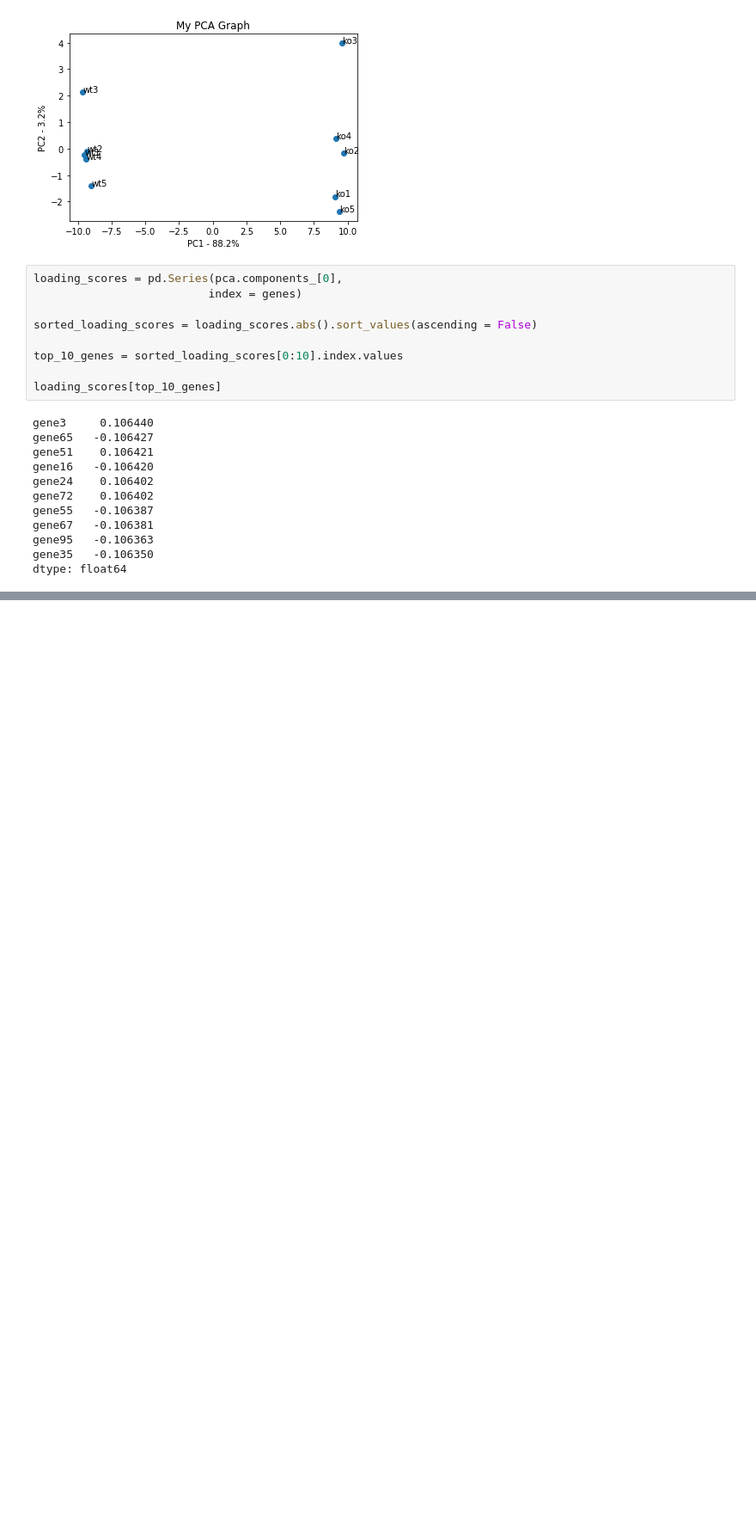
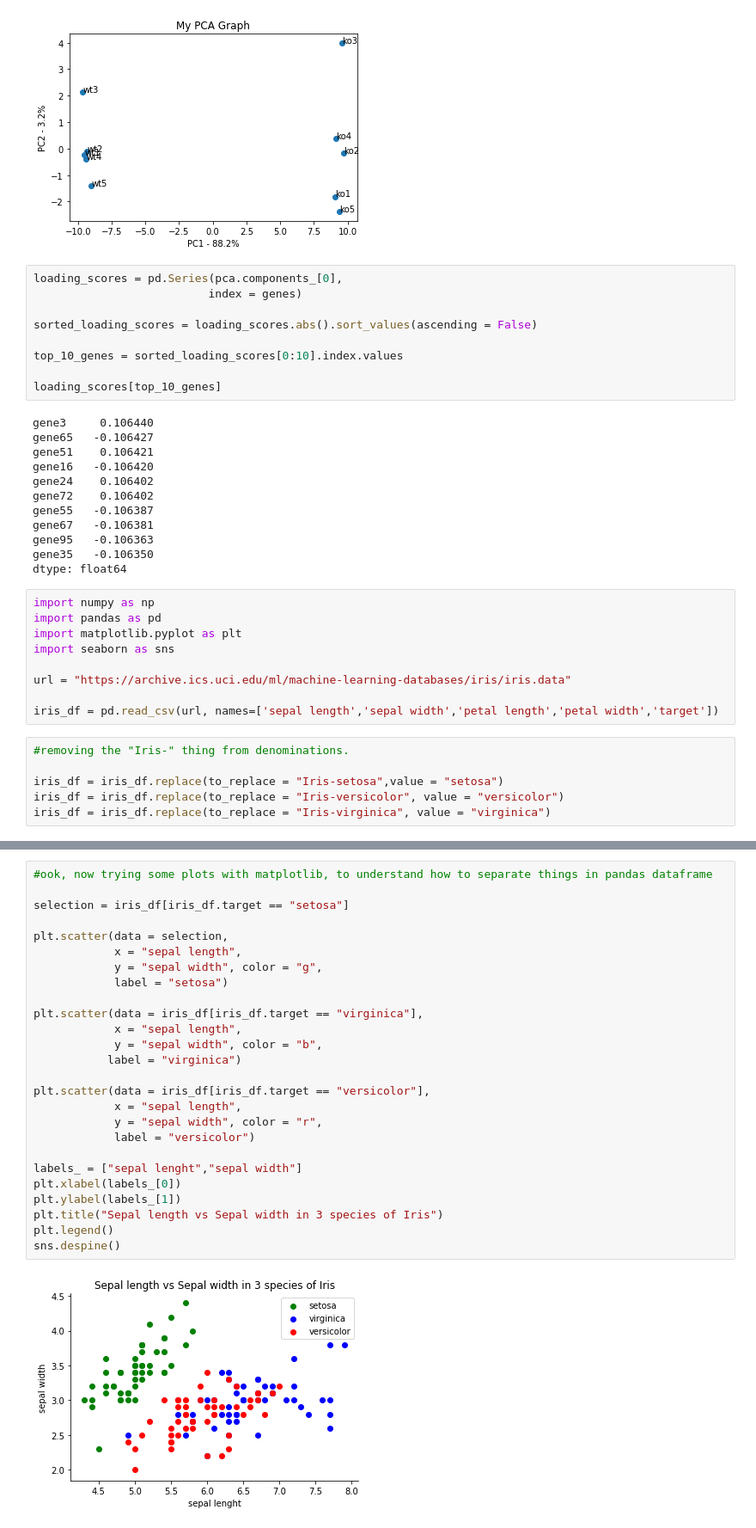
Before and after one commit to Mat092/laboratory-, a Jupyter notebook: example_of_pca.ipynb, the cells around one changed output, grey strips where cells are left out. Shown: that part at 86% size. Cells and saved outputs as stored; diff of their text form; blank space fills up the shorter version.

```diff
--- a/example_of_pca.ipynb
+++ b/example_of_pca.ipynb
@@ -94,3 +94,18 @@ gene67   -0.106381
 gene95   -0.106363
 gene35   -0.106350
 dtype: float64
+# %%
+import numpy as np
+import pandas as pd
+import matplotlib.pyplot as plt
+import seaborn as sns
+
+url = "https://archive.ics.uci.edu/ml/machine-learning-databases/iris/iris.data"
+
+iris_df = pd.read_csv(url, names=['sepal length','sepal width','petal length','petal width','target'])
+# %%
+#removing the "Iris-" thing from denominations.
+
+iris_df = iris_df.replace(to_replace = "Iris-setosa",value = "setosa")
+iris_df = iris_df.replace(to_replace = "Iris-versicolor", value = "versicolor")
+iris_df = iris_df.replace(to_replace = "Iris-virginica", value = "virginica")
@@ -96,0 +121,28 @@ dtype: float64
+# %%
+#ook, now trying some plots with matplotlib, to understand how to separate things in pandas dataframe
+
+selection = iris_df[iris_df.target == "setosa"]
+
+plt.scatter(data = selection,
+            x = "sepal length",
+            y = "sepal width", color = "g",
+            label = "setosa")
+
+plt.scatter(data = iris_df[iris_df.target == "virginica"],
+            x = "sepal length",
+            y = "sepal width", color = "b",
+           label = "virginica")
+
+plt.scatter(data = iris_df[iris_df.target == "versicolor"],
+            x = "sepal length",
+            y = "sepal width", color = "r",
+            label = "versicolor")
+
+labels_ = ["sepal lenght","sepal width"]
+plt.xlabel(labels_[0])
+plt.ylabel(labels_[1])
+plt.title("Sepal length vs Sepal width in 3 species of Iris")
+plt.legend()
+sns.despine()
+# %% [output]
+[figure, added]
```
Also changed, not shown: parts of 7 cells of this notebook.
